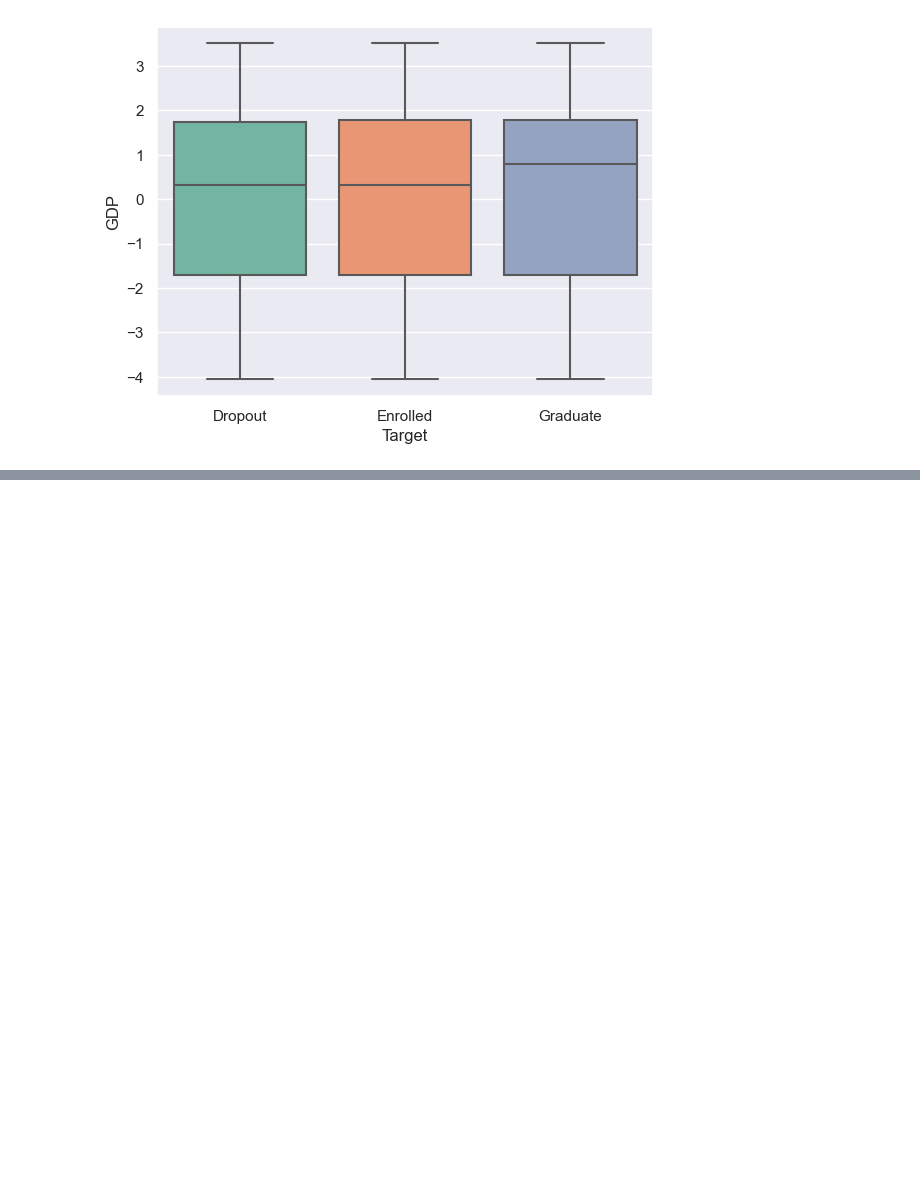
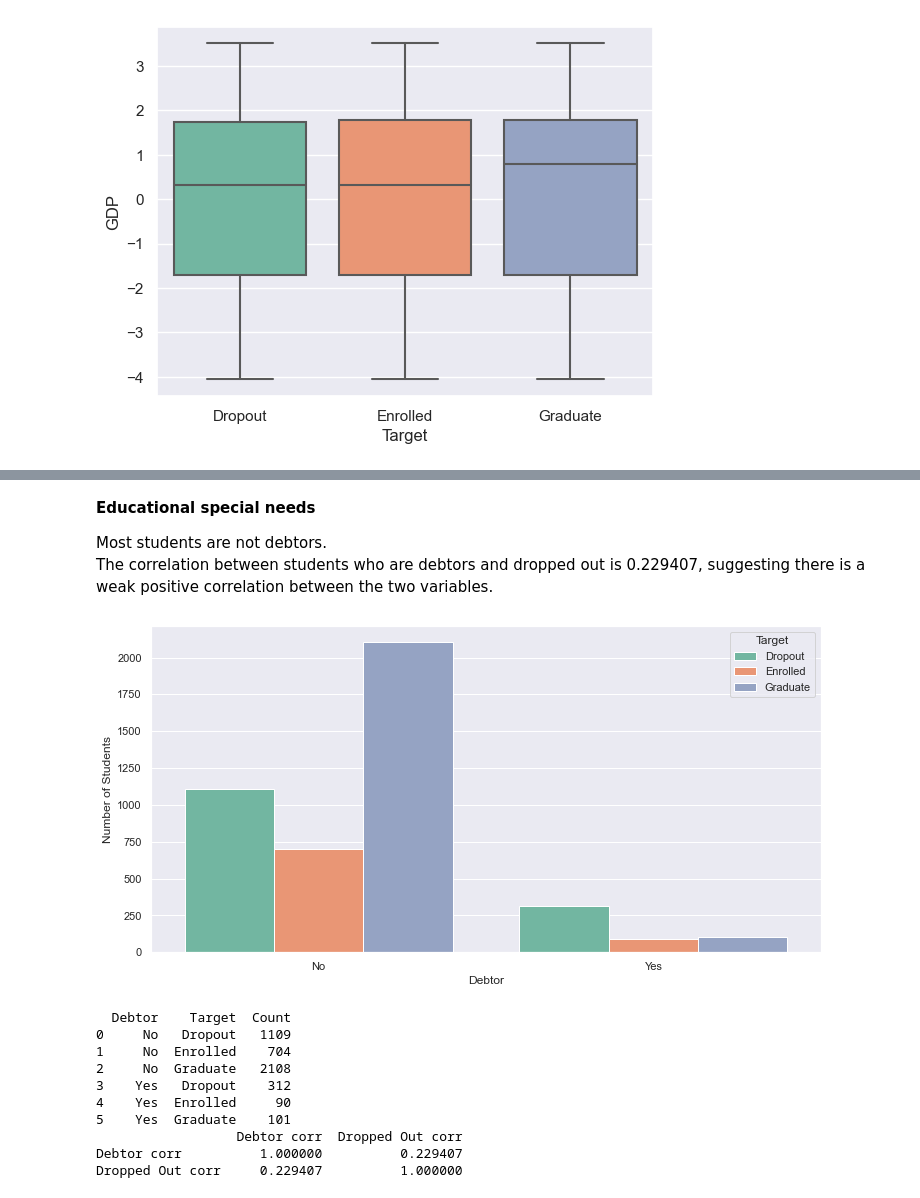
Before and after one commit to yewkiang123/SC1015-Project, a Jupyter notebook: Exploratory Data Analysis.ipynb, the cells around one changed output, grey strips where cells are left out. Drawn from its saved outputs; the diff is of its cells as text; code cells hidden in the pictures; blank space fills up the shorter version.

```diff
--- a/Exploratory Data Analysis.ipynb
+++ b/Exploratory Data Analysis.ipynb
@@ -590,0 +642,34 @@ sb.boxplot(x = "Target", y = "GDP", data = df, order = median.index)
+# %% [markdown]
+**Educational special needs**<br>
+
+Most students are not debtors. <br>
+The correlation between students who are debtors and dropped out is 0.229407, suggesting there is a weak positive correlation between the two variables.
+# %%
+plt.figure(figsize = (12, 6))
+sb.countplot(data = df, x = 'Debtor', hue = 'Target', hue_order = ['Dropout', 'Enrolled', 'Graduate'])
+
+plt.xticks(ticks = [0, 1], labels = ['No', 'Yes'])
+plt.ylabel('Number of Students')
+plt.show()
+
+df['Debtor'] = df['Debtor'].replace({0: 'No', 1: 'Yes'})
+ESN_counts = df.groupby(['Debtor', 'Target']).size().reset_index(name='Count')
+print(ESN_counts)
+
+df['Debtor corr'] = df['Debtor'].apply(lambda x: 1 if x == 'Yes' else 0)
+df['Dropped Out corr'] = df['Target'].apply(lambda x: 1 if x == 'Dropout' else 0)
+
+corr = df[['Debtor corr', 'Dropped Out corr']].corr()
+print(corr)
+# %% [output]
+[figure, added]
+  Debtor    Target  Count
+0     No   Dropout   1109
+1     No  Enrolled    704
+2     No  Graduate   2108
+3    Yes   Dropout    312
+4    Yes  Enrolled     90
+5    Yes  Graduate    101
+                  Debtor corr  Dropped Out corr
+Debtor corr          1.000000          0.229407
+Dropped Out corr     0.229407          1.000000
```
Also changed, not shown: parts of 17 cells of this notebook.
